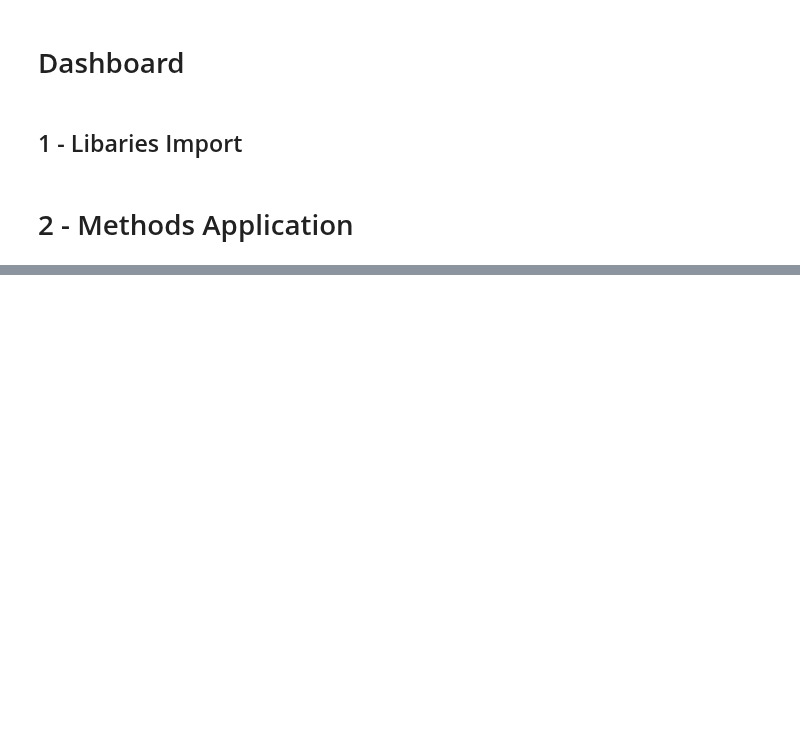
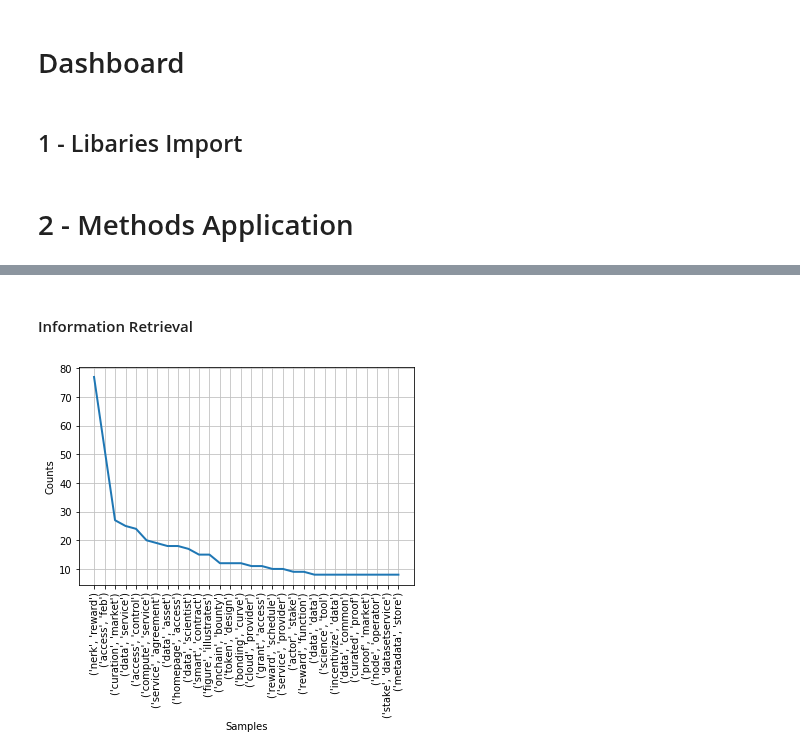
Before and after one commit to luisdiegocm/HWR_DataScience_Project, a Jupyter notebook: dashboard/Dashboard.ipynb, the cells around one changed output, grey strips where cells are left out. Drawn from its saved outputs; the diff is of its cells as text; code cells hidden in the pictures; blank space fills up the shorter version.

Commit message:
Visualizations in Dashboard Notebook

```diff
--- a/dashboard/Dashboard.ipynb
+++ b/dashboard/Dashboard.ipynb
@@ -677,0 +771,2 @@ class TextClassification():
+# %%
+dataset = Data()
@@ -677,0 +870,2 @@ class TextClassification():
+# %%
+ir = InformationRetrieval(dataset)
@@ -677,0 +880,10 @@ class TextClassification():
+# %%
+protocol = "oceanprotocol"
+# %% [markdown]
+#### Information Retrieval
+# %%
+tokens = ir.prepare_data(dataset.corpora_test_whole,protocol)
+# %%
+plt_ngrams = ir.visualize_ngrams(tokens, n=2)
+# %% [output]
+[figure, added]
```
Also changed, not shown: parts of 37 cells of this notebook, 12 other files.
